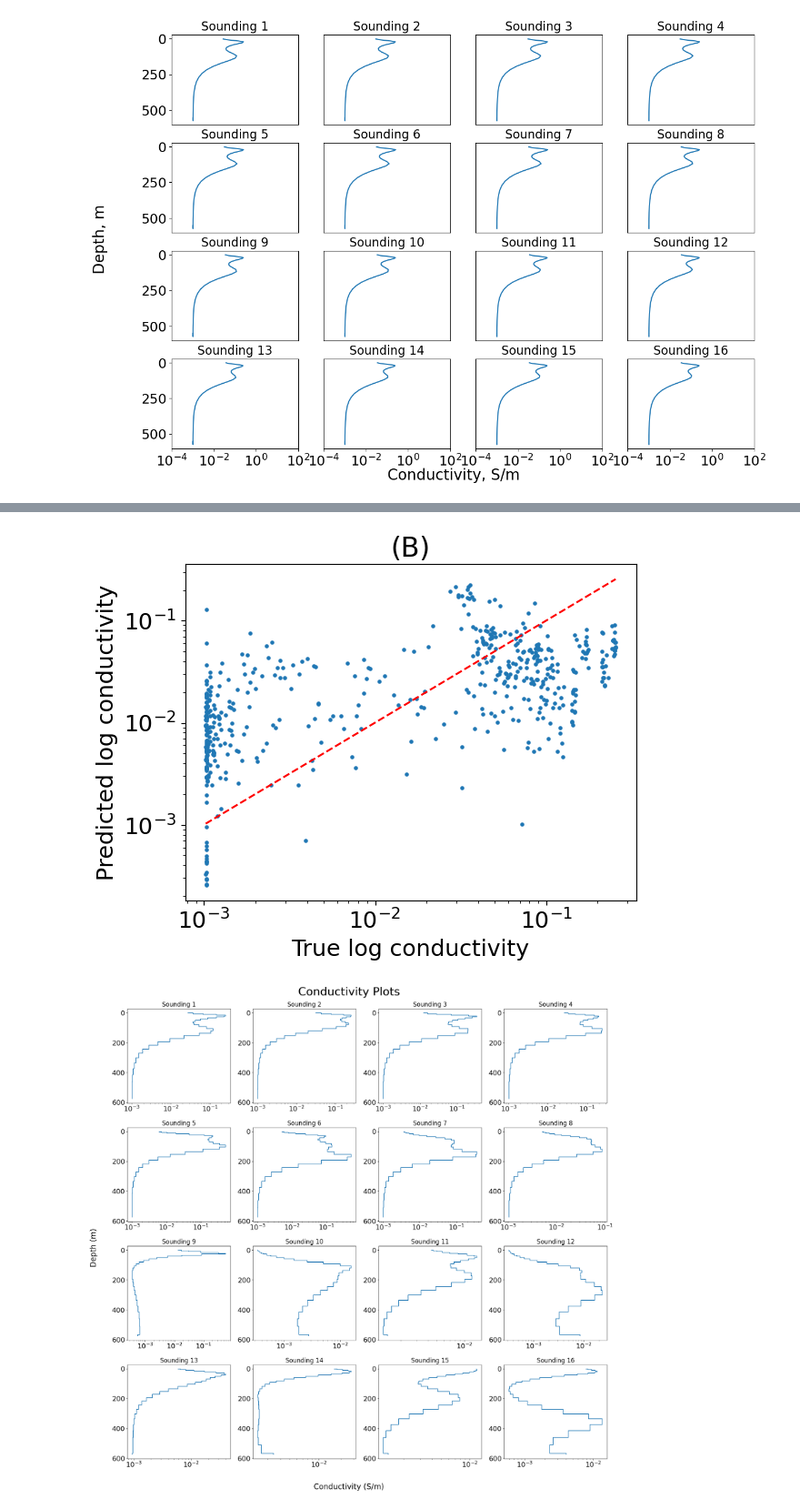
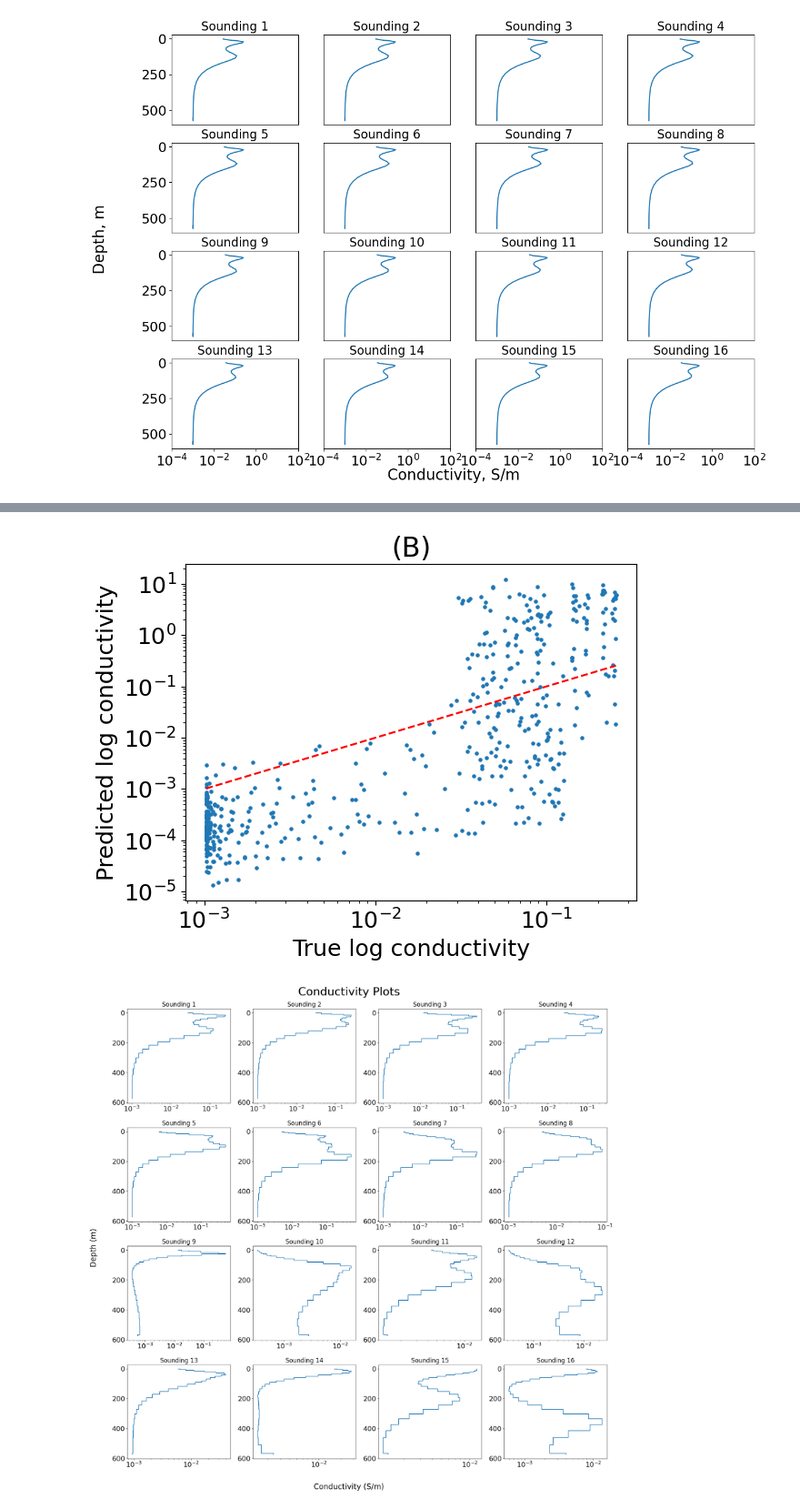
Before and after one commit to sarafhirsch/EM-CVAE-Graduate_Research, a Jupyter notebook: MT_64_Updated.ipynb, the cells around one changed output, grey strips where cells are left out. Shown at 91% size. Cells and saved outputs as stored; diff of their text form; code cells hidden in the pictures.

```diff
--- a/MT_64_Updated.ipynb
+++ b/MT_64_Updated.ipynb
@@ -1694,23 +1694,23 @@ plt.show()
 # %%
 true_test2_flat = true_models3.flatten()
 pred_test2_flat = zmd3_logs.flatten()
-plt.scatter(np.exp(true_test2_flat[:-2]), np.exp(pred_test2_flat[:-2])/100, s=5)
+plt.scatter(np.exp(true_test2_flat[:-2]), np.exp(pred_test2_flat[:-2]), s=5)
 
 plt.plot([np.exp(true_models3.min()), np.exp(true_models3.max())],
          [np.exp(true_models3.min()), np.exp(true_models3.max())],
          'r--')
 plt.xscale('log')
 plt.yscale('log')
 
 plt.xlabel("True log conductivity")
 plt.ylabel("Predicted log conductivity")
 
 plt.title('(B)')
 
 # plt.legend()
 plt.show()
 # %% [output]
-[figure, old version]
+[figure, new version]
 # %%
 # plt.figure(figsize=(20, 20))
 
```
Also changed, not shown: parts of 28 cells of this notebook, 8 other files.
